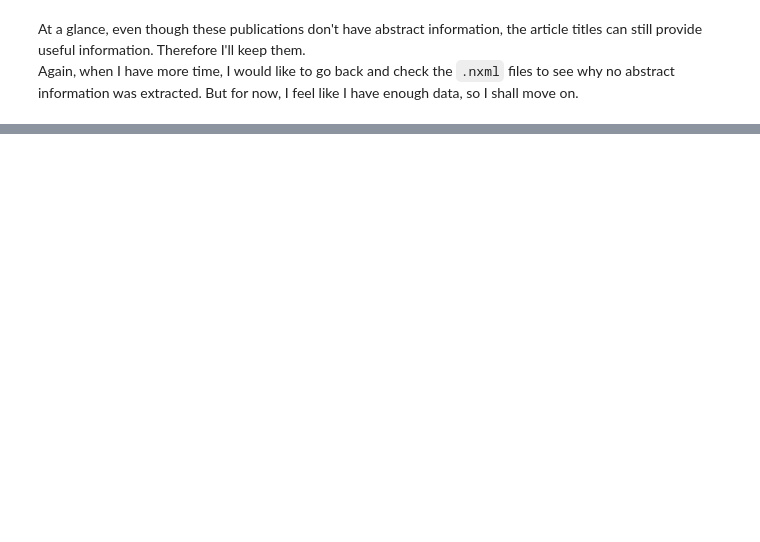
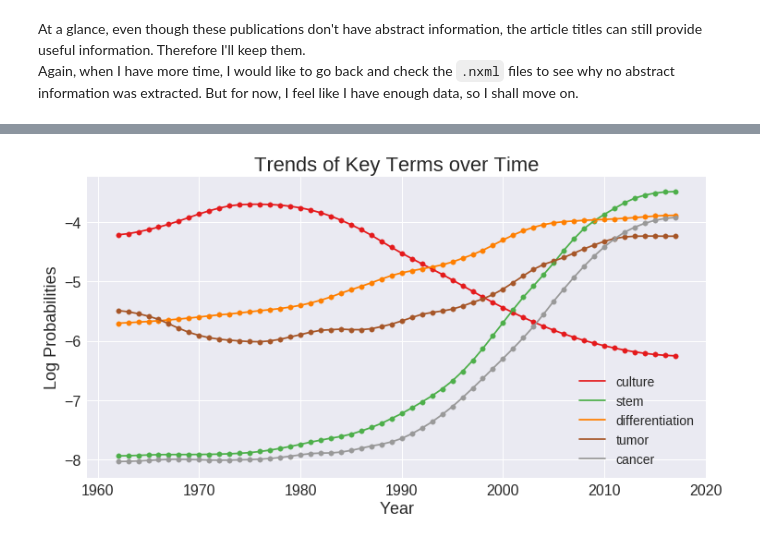
Before and after one commit to Ailuropoda1864/PMC-text-mining, a Jupyter notebook: jcb_10topics.ipynb, the cells around one changed output, grey strips where cells are left out. Saved outputs shown, nothing was run; the diff lists cells and outputs as text; code cells hidden in the pictures; blank space fills up the shorter version.

Commit message:
replaced EDA notebook with jcb_10topics

```diff
--- a/extract from nxml.ipynb
+++ b/jcb_10topics.ipynb
@@ -403,0 +706,3 @@ df.to_csv('/media/fay/38E0D529E0D4EE5E/Users/Fay/Documents/GA/GA_capstone/data/p
+# %%
+vocab = pd.read_csv(word2id_path, index_col='index').sort_index()
+vocab.tail()
@@ -403,0 +745,6 @@ df.to_csv('/media/fay/38E0D529E0D4EE5E/Users/Fay/Documents/GA/GA_capstone/data/p
+# %%
+output_prefix = 'data/jcb_10topics/model_run/lda-seq/topic-0'
+n_topics = 10
+topics = [str(i) if i > 9 else '0' + str(i) for i in range(n_topics)]
+
+all_top_words(topics, jcb, vocab, output_prefix)
@@ -403,0 +769,33 @@ df.to_csv('/media/fay/38E0D529E0D4EE5E/Users/Fay/Documents/GA/GA_capstone/data/p
+# %%
+def word2id(word2id_path, word):
+    word2id_df = pd.read_csv(word2id_path, index_col='word')
+    try:
+        return word2id_df.loc[word, :].tolist()[0]
+    except KeyError as e:
+        print('{}; {!r} is not in the vocabulary'.format(e, word))
+# %%
+def plot_term_trends(topic, journal_df, word2id_path, output_prefix, terms, figsize=(12, 8)):
+    topic_word_dist = read_topic_word_dist(topic, journal_df, output_prefix)
+
+    term_indices = [word2id(word2id_path, term) for term in terms]
+    colors = plt.cm.Set1(np.linspace(0,1,len(terms)))
+
+    plot_df = topic_word_dist.loc[term_indices, :].transpose()
+
+    fig = plt.figure(figsize=figsize)
+    ax = fig.gca()
+    for index, term in enumerate(terms):
+        ax.scatter(plot_df.index, plot_df[term_indices[index]], label='_nolabel', c=colors[index], s=30)
+        ax.plot(plot_df.index, plot_df[term_indices[index]], label=term, c=colors[index])
+    ax.set_title('Trends of Key Terms over Time', fontsize=22)
+    ax.set_xlabel('Year', fontsize=18)
+    ax.set_ylabel('Log Probabilities', fontsize=18)
+    ax.legend(loc='best', fontsize=14)
+    for item in (ax.get_xticklabels() + ax.get_yticklabels()):
+        item.set_fontsize(16)
+    plt.show()
+# %%
+terms = ['culture', 'stem', 'differentiation', 'tumor', 'cancer']
+plot_term_trends('08', jcb, word2id_path, output_prefix, terms, figsize=(12, 6))
+# %% [output]
+[figure, added]
```
Also changed, not shown: parts of 42 cells of this notebook.
